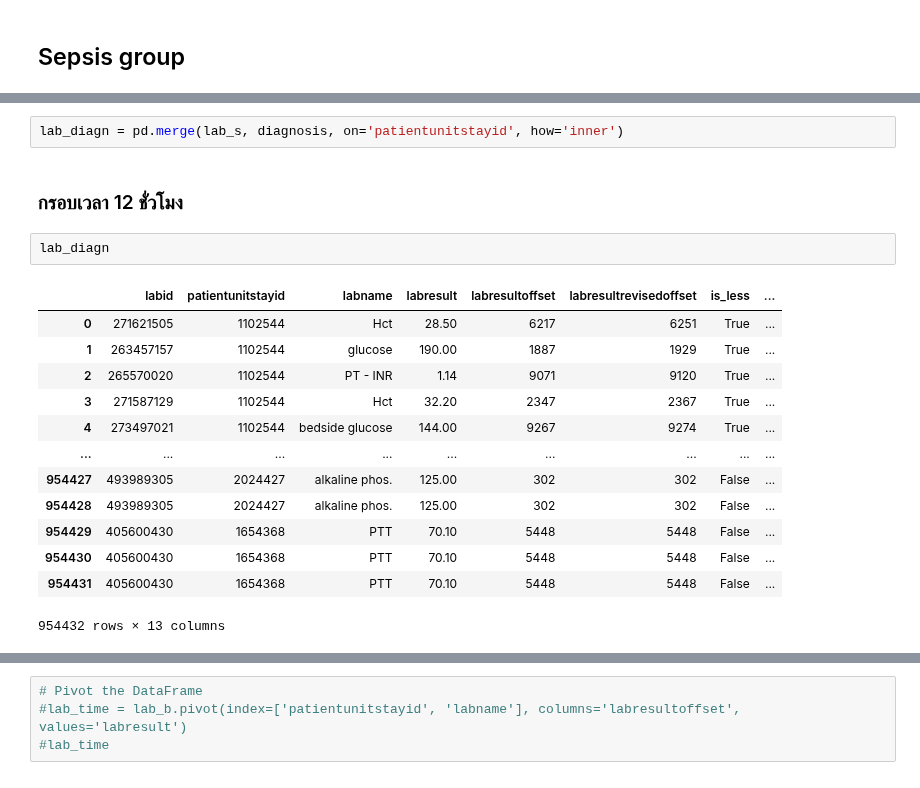
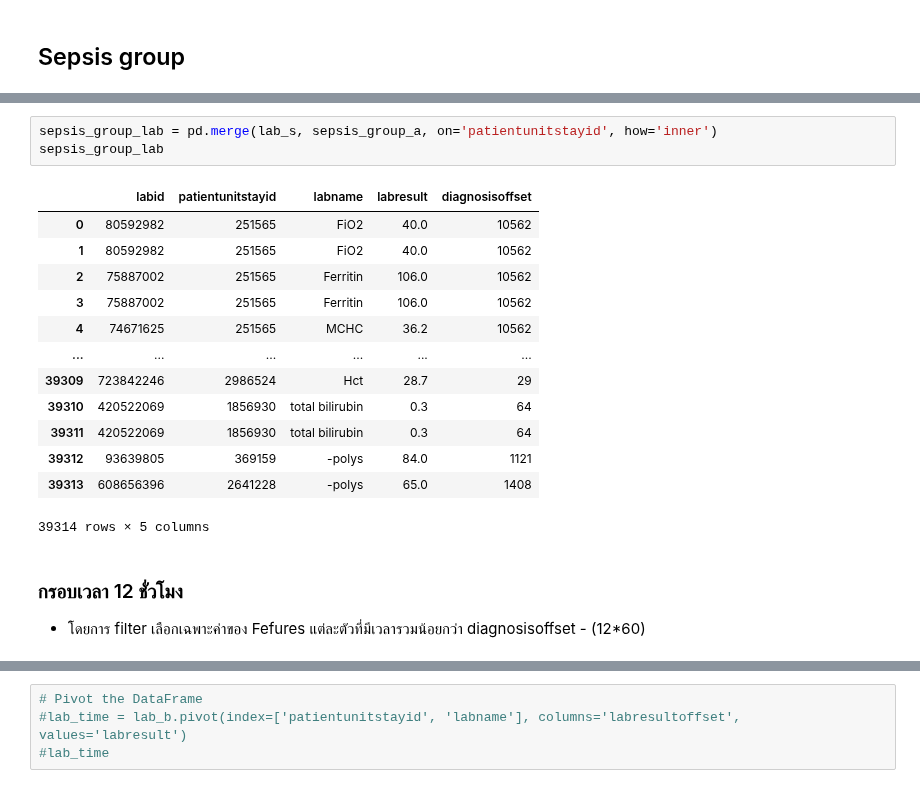
Before and after one commit to Tonry12/Data_joyx2, a Jupyter notebook: Sepsis_eICU_DATA.ipynb, the cells around one changed output, grey strips where cells are left out. Saved outputs shown, nothing was run; the diff lists cells and outputs as text.

```diff
--- a/Sepsis_eICU_DATA.ipynb
+++ b/Sepsis_eICU_DATA.ipynb
@@ -394,20 +443,20 @@ lab_s
 # %%
-lab_diagn = pd.merge(lab_s, diagnosis, on='patientunitstayid', how='inner')
+sepsis_group_lab = pd.merge(lab_s, sepsis_group_a, on='patientunitstayid', how='inner')
+sepsis_group_lab
+# %% [output]
+|  | labid | patientunitstayid | labname | labresult | diagnosisoffset |
+| 0 | 80592982 | 251565 | FiO2 | 40.0 | 10562 |
+| 1 | 80592982 | 251565 | FiO2 | 40.0 | 10562 |
+| 2 | 75887002 | 251565 | Ferritin | 106.0 | 10562 |
+| 3 | 75887002 | 251565 | Ferritin | 106.0 | 10562 |
+| 4 | 74671625 | 251565 | MCHC | 36.2 | 10562 |
+| ... | ... | ... | ... | ... | ... |
+| 39309 | 723842246 | 2986524 | Hct | 28.7 | 29 |
+| 39310 | 420522069 | 1856930 | total bilirubin | 0.3 | 64 |
+| 39311 | 420522069 | 1856930 | total bilirubin | 0.3 | 64 |
+| 39312 | 93639805 | 369159 | -polys | 84.0 | 1121 |
+| 39313 | 608656396 | 2641228 | -polys | 65.0 | 1408 |
+39314 rows × 5 columns
-# %% [markdown]
-### กรอบเวลา 12 ชั่วโมง
-# %%
-lab_diagn
-# %% [output]
-|  | labid | patientunitstayid | labname | labresult | labresultoffset | labresultrevisedoffset | is_less | ... |
-| 0 | 271621505 | 1102544 | Hct | 28.50 | 6217 | 6251 | True | ... |
-| 1 | 263457157 | 1102544 | glucose | 190.00 | 1887 | 1929 | True | ... |
-| 2 | 265570020 | 1102544 | PT - INR | 1.14 | 9071 | 9120 | True | ... |
-| 3 | 271587129 | 1102544 | Hct | 32.20 | 2347 | 2367 | True | ... |
-| 4 | 273497021 | 1102544 | bedside glucose | 144.00 | 9267 | 9274 | True | ... |
-| ... | ... | ... | ... | ... | ... | ... | ... | ... |
-| 954427 | 493989305 | 2024427 | alkaline phos. | 125.00 | 302 | 302 | False | ... |
-| 954428 | 493989305 | 2024427 | alkaline phos. | 125.00 | 302 | 302 | False | ... |
-| 954429 | 405600430 | 1654368 | PTT | 70.10 | 5448 | 5448 | False | ... |
-| 954430 | 405600430 | 1654368 | PTT | 70.10 | 5448 | 5448 | False | ... |
-| 954431 | 405600430 | 1654368 | PTT | 70.10 | 5448 | 5448 | False | ... |
-954432 rows × 13 columns
+# %% [markdown]
+### กรอบเวลา 12 ชั่วโมง
+- โดยการ filter เลือกเฉพาะค่าของ Fefures แต่ละตัวที่มีเวลารวมน้อยกว่า diagnosisoffset - (12*60)
```
Also changed, not shown: parts of 25 cells of this notebook.
